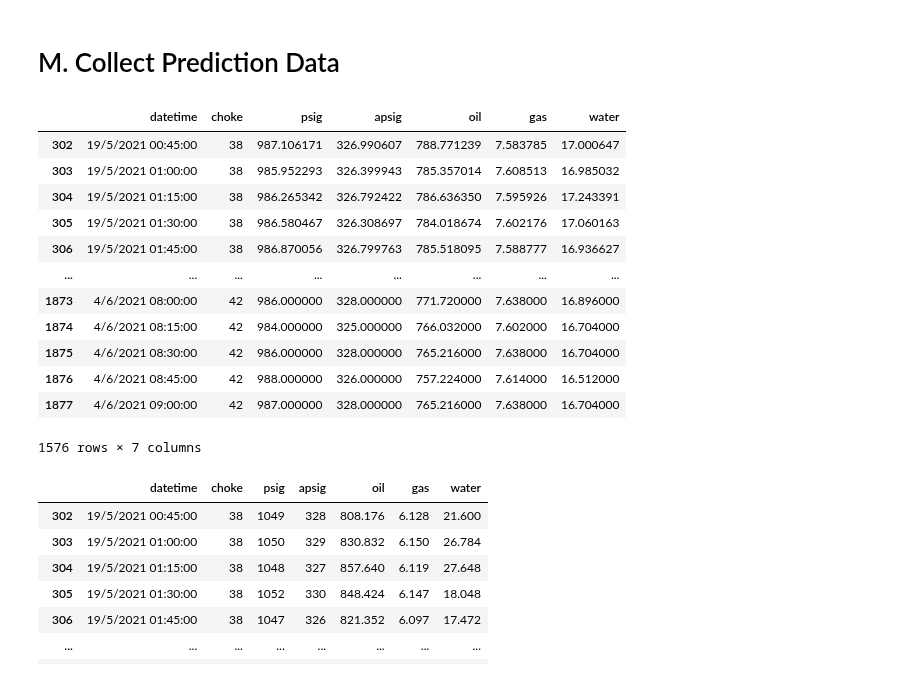
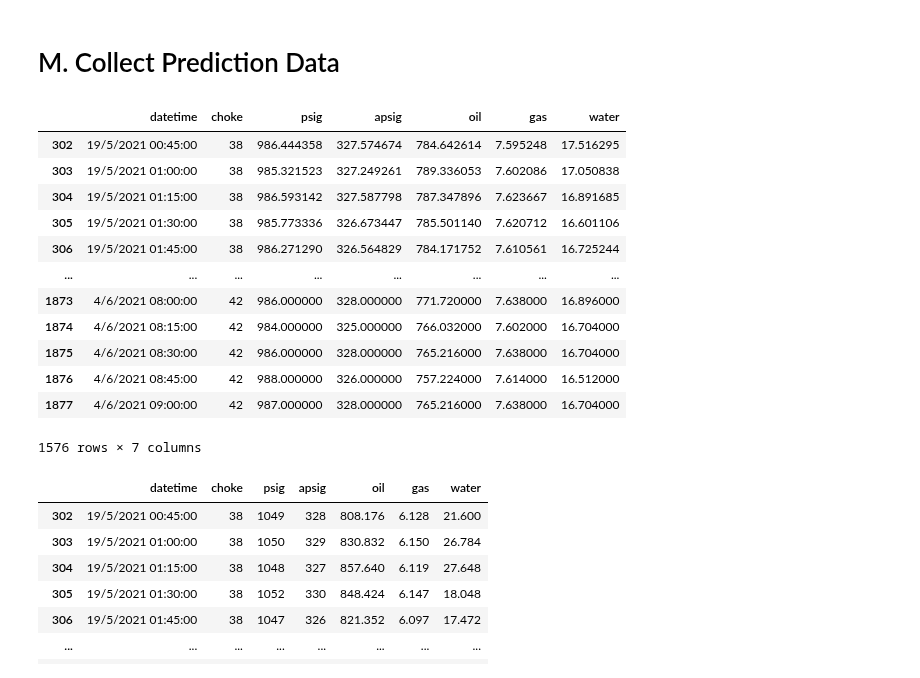
Before and after one commit to Dzyfhuba/lstm-prototype, a Jupyter notebook: lstm-months.ipynb, the cells around one changed output. Saved outputs shown, nothing was run; the diff lists cells and outputs as text; code cells hidden in the pictures.

Commit message:
with train data prediction

```diff
--- a/lstm-months.ipynb
+++ b/lstm-months.ipynb
@@ -807,20 +808,22 @@ fig.subplots_adjust(wspace=0.6)
 # M. Collect Prediction Data
 # %%
 data_predictions = data.copy()
+
+data_predictions.iloc[:denormalized_train_38_y.shape[0], 2:7] = denormalized_predictions_train_38.values
 
 data_predictions.iloc[denormalized_train_38_y.shape[0]:denormalized_train_38_y.shape[0] + denormalized_predictions_38.shape[0], 2:7] = denormalized_predictions_38.values
 data_predictions.iloc[denormalized_train_40_y.shape[0]:denormalized_train_40_y.shape[0] + denormalized_predictions_40.shape[0], 2:7] = denormalized_predictions_40.values
 data_predictions.iloc[denormalized_train_42_y.shape[0]:denormalized_train_42_y.shape[0] + denormalized_predictions_42.shape[0], 2:7] = denormalized_predictions_42.values
 
 data_predictions.iloc[denormalized_train_42_y.shape[0]:].to_csv('data_predictions.csv', index=False)
 data_predictions.iloc[denormalized_train_42_y.shape[0]:]
 # %% [output]
 |  | datetime | choke | psig | apsig | oil | gas | water |
-| 302 | 19/5/2021 00:45:00 | 38 | 987.106171 | 326.990607 | 788.771239 | 7.583785 | 17.000647 |
-| 303 | 19/5/2021 01:00:00 | 38 | 985.952293 | 326.399943 | 785.357014 | 7.608513 | 16.985032 |
-| 304 | 19/5/2021 01:15:00 | 38 | 986.265342 | 326.792422 | 786.636350 | 7.595926 | 17.243391 |
-| 305 | 19/5/2021 01:30:00 | 38 | 986.580467 | 326.308697 | 784.018674 | 7.602176 | 17.060163 |
-| 306 | 19/5/2021 01:45:00 | 38 | 986.870056 | 326.799763 | 785.518095 | 7.588777 | 16.936627 |
+| 302 | 19/5/2021 00:45:00 | 38 | 986.444358 | 327.574674 | 784.642614 | 7.595248 | 17.516295 |
+| 303 | 19/5/2021 01:00:00 | 38 | 985.321523 | 327.249261 | 789.336053 | 7.602086 | 17.050838 |
+| 304 | 19/5/2021 01:15:00 | 38 | 986.593142 | 327.587798 | 787.347896 | 7.623667 | 16.891685 |
+| 305 | 19/5/2021 01:30:00 | 38 | 985.773336 | 326.673447 | 785.501140 | 7.620712 | 16.601106 |
+| 306 | 19/5/2021 01:45:00 | 38 | 986.271290 | 326.564829 | 784.171752 | 7.610561 | 16.725244 |
 | ... | ... | ... | ... | ... | ... | ... | ... |
 | 1873 | 4/6/2021 08:00:00 | 42 | 986.000000 | 328.000000 | 771.720000 | 7.638000 | 16.896000 |
 | 1874 | 4/6/2021 08:15:00 | 42 | 984.000000 | 325.000000 | 766.032000 | 7.602000 | 16.704000 |
```
Also changed, not shown: parts of 10 cells of this notebook, 5 other files.
